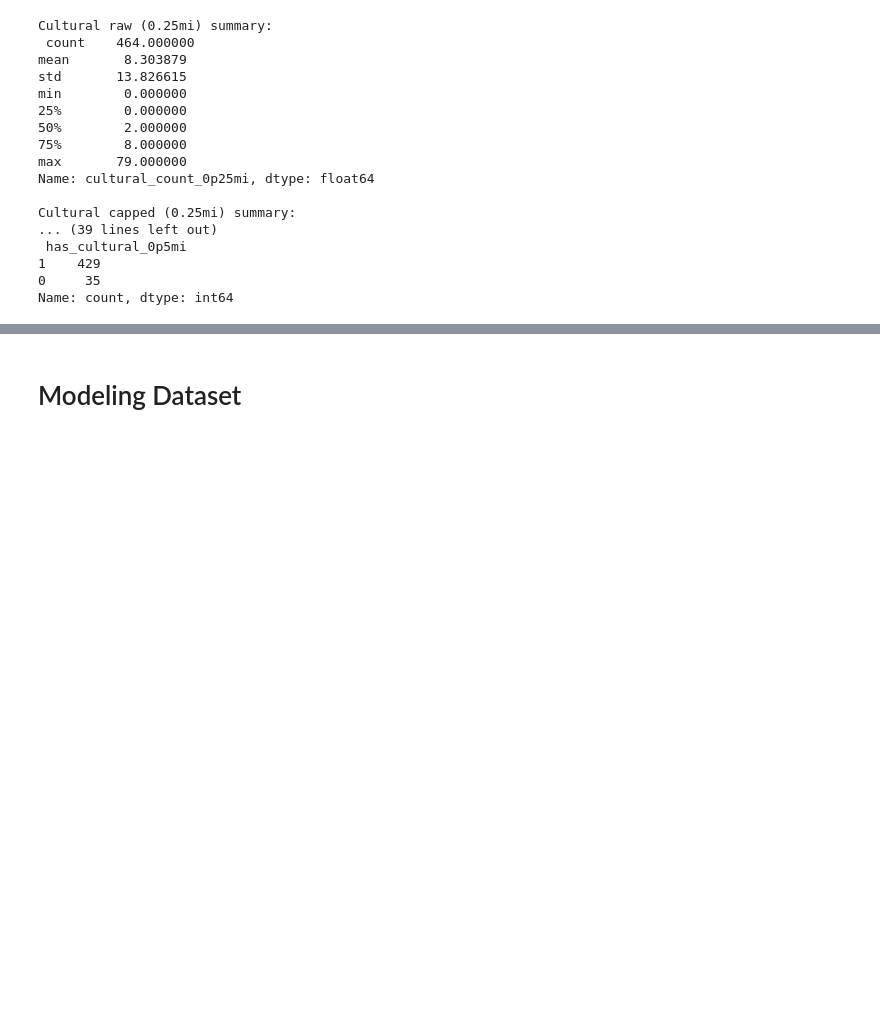
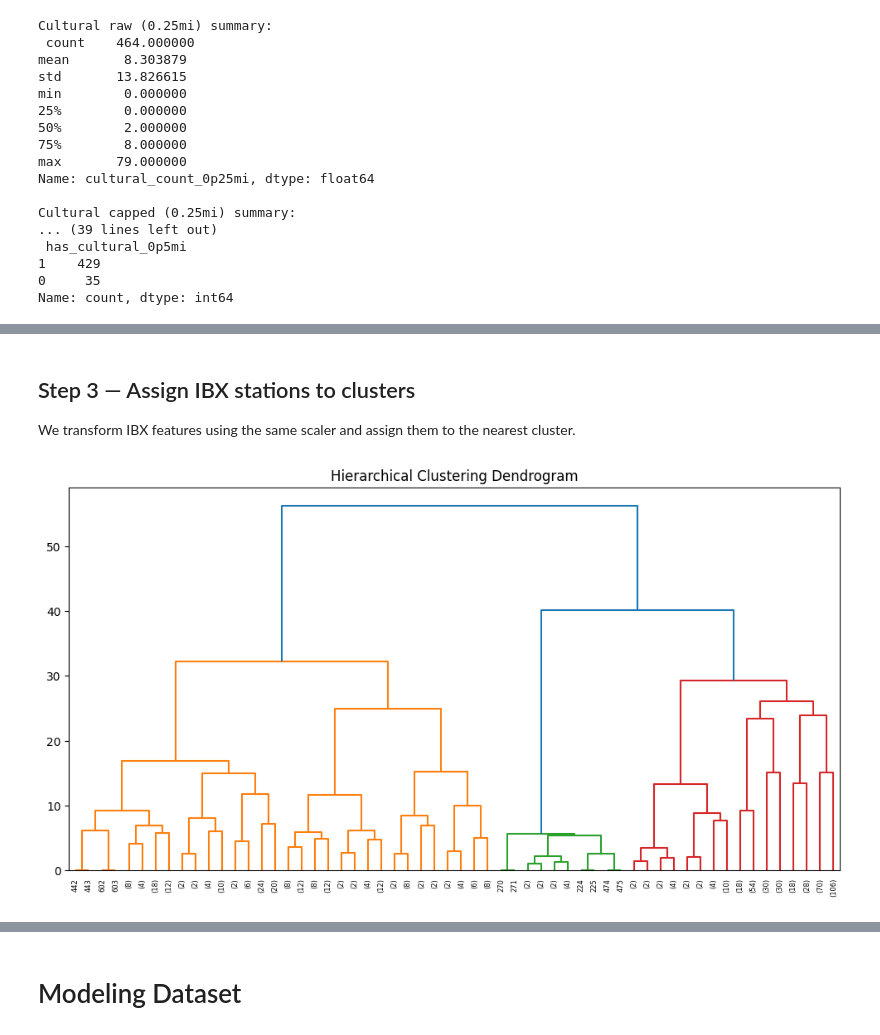
Before and after one commit to hawa1983/Capstone, a Jupyter notebook: ibx_capstone_v4.ipynb, the cells around one changed output, grey strips where cells are left out. Cells and saved outputs as stored; diff of their text form; code cells hidden in the pictures; blank space fills up the shorter version.

```diff
--- a/ibx_capstone_v4.ipynb
+++ b/ibx_capstone_v4.ipynb
@@ -8620,0 +9175,45 @@ KeyboardInterrupt:
+# %% [markdown]
+## Step 3 — Assign IBX stations to clusters
+
+We transform IBX features using the same scaler and assign them to the nearest cluster.
+# %%
+import pandas as pd
+import matplotlib.pyplot as plt
+
+from sklearn.preprocessing import StandardScaler
+from scipy.cluster.hierarchy import dendrogram, linkage
+
+df = pd.read_csv("ridership_station_features_merged.csv")
+
+df = df[df["borough"] != "Manhattan"]
+df = df[~df["station_complex"].str.lower().str.startswith("ibx", na=False)]
+
+features = [
+    "pct_hh_no_vehicle_0p5mi",
+    "jobs_0p5mi",
+    "citibike_count_0p5mi",
+    "population_0p5mi",
+    "bus_routes_0p5mi",
+    "subway_lines_0p5mi",
+    "landuse_entropy_0p5mi",
+    "dist_to_commuter_stop_mi",
+    "pct_transit_0p5mi",
+    "pct_wfh_0p5mi",
+    "pct_walked_0p5mi",
+    "intersection_density_0p5mi"
+]
+
+data = df[features].dropna()
+
+scaler = StandardScaler()
+X_scaled = scaler.fit_transform(data)
+
+# Hierarchical clustering
+Z = linkage(X_scaled, method="ward")
+
+plt.figure(figsize=(12,6))
+dendrogram(Z, truncate_mode="level", p=5)
+plt.title("Hierarchical Clustering Dendrogram")
+plt.show()
+# %% [output]
+[figure, added]
```
Also changed, not shown: parts of 65 cells of this notebook.
